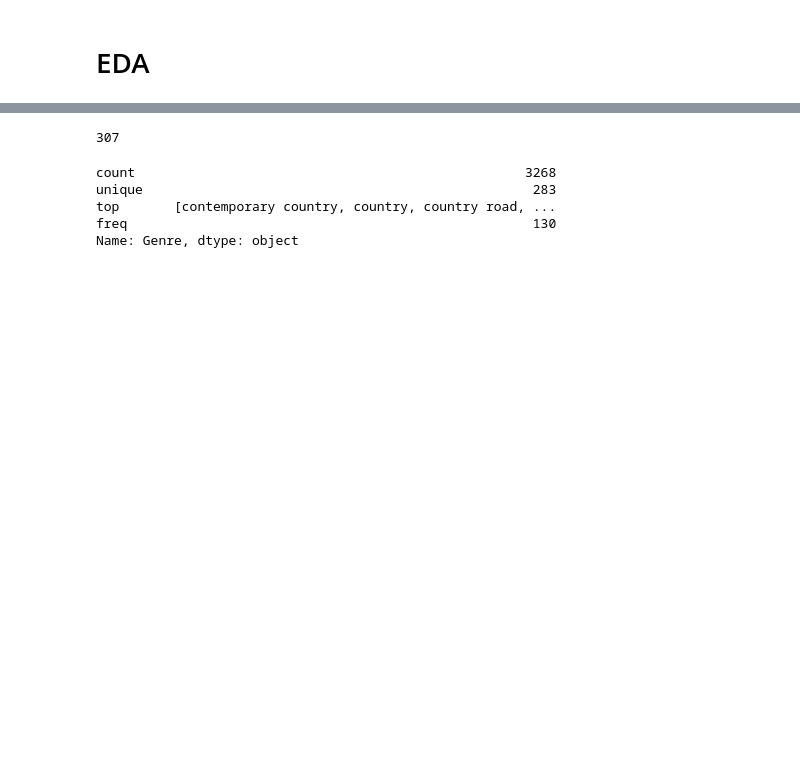
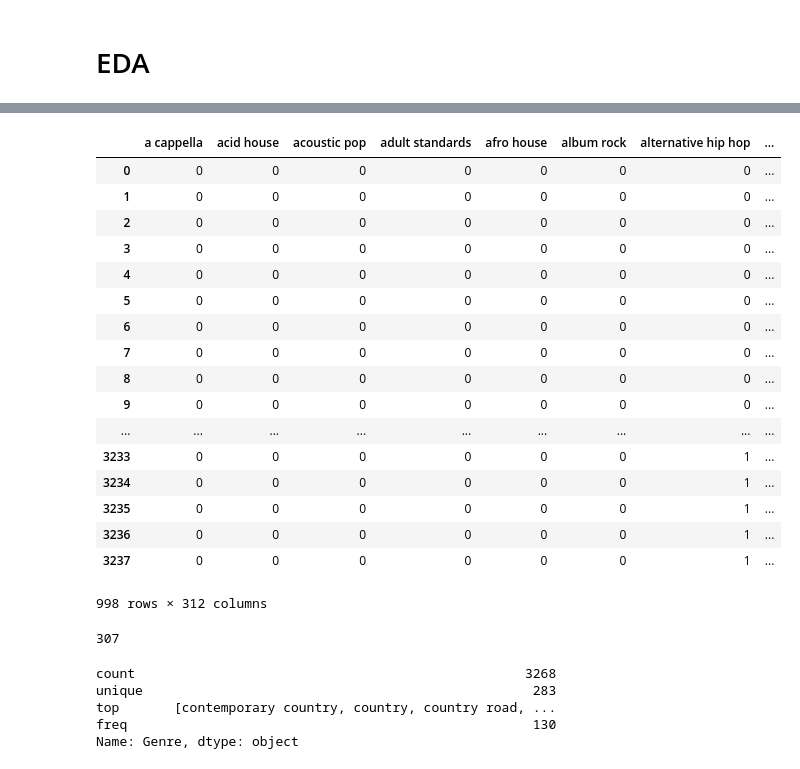
Before and after one commit to francoe001/Machine-Learning-Project, a Jupyter notebook: Recommendation Engine.ipynb, the cells around one changed output, grey strips where cells are left out. Drawn from its saved outputs; the diff is of its cells as text; code cells hidden in the pictures; blank space fills up the shorter version.

```diff
--- a/Recommendation Engine.ipynb
+++ b/Recommendation Engine.ipynb
@@ -251,8 +357,8 @@ Name: artist, Length: 337, dtype: int64
 # %%
 from sklearn.preprocessing import MultiLabelBinarizer
 
-genre_split = eda['Genre']
+gen_split = ly_df['Genre']
 
 mlb = MultiLabelBinarizer()
 
-genre_split_1 = pd.DataFrame(mlb.fit_transform(genre_split),columns=mlb.classes_, index=eda.index)
+gen_split_1 = pd.DataFrame(mlb.fit_transform(gen_split),columns=mlb.classes_, index=ly_df.index)
@@ -279,0 +367,2 @@ genre_split_1
+# %%
+genre_df = genre_split_1.join(ly_df)
@@ -280,3 +381,26 @@ genre_split_1
+# %%
+
+
+genre_df[genre_df[[i for i in list(genre_df) if 'hip hop' in i]].sum(axis=1) > 0]
+# %% [output]
+|  | a cappella | acid house | acoustic pop | adult standards | afro house | album rock | alternative hip hop | ... |
+| 0 | 0 | 0 | 0 | 0 | 0 | 0 | 0 | ... |
+| 1 | 0 | 0 | 0 | 0 | 0 | 0 | 0 | ... |
+| 2 | 0 | 0 | 0 | 0 | 0 | 0 | 0 | ... |
+| 3 | 0 | 0 | 0 | 0 | 0 | 0 | 0 | ... |
+| 4 | 0 | 0 | 0 | 0 | 0 | 0 | 0 | ... |
+| 5 | 0 | 0 | 0 | 0 | 0 | 0 | 0 | ... |
+| 6 | 0 | 0 | 0 | 0 | 0 | 0 | 0 | ... |
+| 7 | 0 | 0 | 0 | 0 | 0 | 0 | 0 | ... |
+| 8 | 0 | 0 | 0 | 0 | 0 | 0 | 0 | ... |
+| 9 | 0 | 0 | 0 | 0 | 0 | 0 | 0 | ... |
+| ... | ... | ... | ... | ... | ... | ... | ... | ... |
+| 3233 | 0 | 0 | 0 | 0 | 0 | 0 | 1 | ... |
+| 3234 | 0 | 0 | 0 | 0 | 0 | 0 | 1 | ... |
+| 3235 | 0 | 0 | 0 | 0 | 0 | 0 | 1 | ... |
+| 3236 | 0 | 0 | 0 | 0 | 0 | 0 | 1 | ... |
+| 3237 | 0 | 0 | 0 | 0 | 0 | 0 | 1 | ... |
+998 rows × 312 columns
 # %%
 genre_split_1.columns.nunique()
 # %% [output]
```
Also changed, not shown: parts of 32 cells of this notebook, 1 other file.
